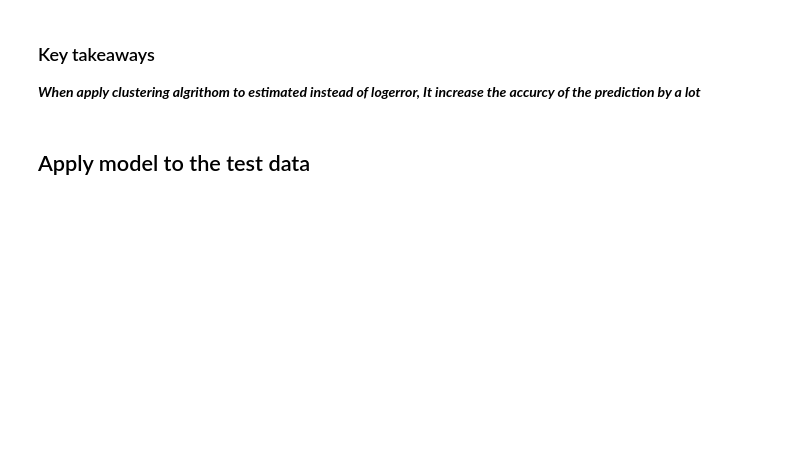
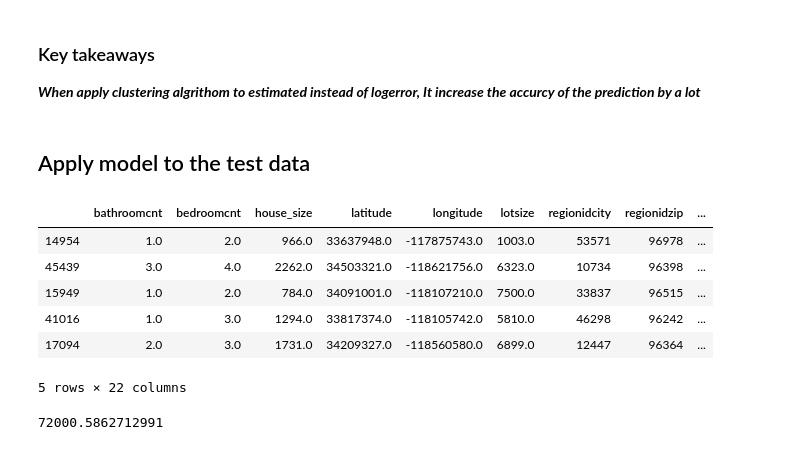
Before and after one commit to Clustering-Project-Allen-Cameron/clustering_project, a Jupyter notebook: project_allen/model.ipynb, the cells around one changed output. Drawn from its saved outputs; the diff is of its cells as text; code cells hidden in the pictures; blank space fills up the shorter version.

```diff
--- a/project_allen/model.ipynb
+++ b/project_allen/model.ipynb
@@ -178,10 +177,18 @@ RMSE_lm, RMSE_estimate, RMSE_baseline
 # %%
 test['cluster'] = kmeans.predict(test[['estimated']])
 cluster_df = pd.get_dummies(test.cluster)
-cluster_df.columns = ['cluster_a', 'cluster_b', 'cluster_c','cluster_d']
+cluster_df.columns = ['a', 'b', 'c','d','e','f']
 # concatenate the dataframe with the 3 county columns to the original dataframe
 test= pd.concat([test, cluster_df], axis =1)
 # drop regionidcounty and fips columns
 test = test.drop(columns = ['cluster'])
 test.head()
+# %% [output]
+|  | bathroomcnt | bedroomcnt | house_size | latitude | longitude | lotsize | regionidcity | regionidzip | ... |
+| 14954 | 1.0 | 2.0 | 966.0 | 33637948.0 | -117875743.0 | 1003.0 | 53571 | 96978 | ... |
+| 45439 | 3.0 | 4.0 | 2262.0 | 34503321.0 | -118621756.0 | 6323.0 | 10734 | 96398 | ... |
+| 15949 | 1.0 | 2.0 | 784.0 | 34091001.0 | -118107210.0 | 7500.0 | 33837 | 96515 | ... |
+| 41016 | 1.0 | 3.0 | 1294.0 | 33817374.0 | -118105742.0 | 5810.0 | 46298 | 96242 | ... |
+| 17094 | 2.0 | 3.0 | 1731.0 | 34209327.0 | -118560580.0 | 6899.0 | 12447 | 96364 | ... |
+5 rows × 22 columns
 # %%
@@ -190,6 +196,8 @@ X = ['bathroomcnt', 'bedroomcnt', 'tax_rate', 'LA', 'Ventura', 'cluster_a',
 # %%
-test['prediction'] = lm.predict(test[X])
+test['prediction'] = lm.predict(test[['bathroomcnt', 'tax_rate', 'LA', 'a', 'b', 'c', 'd', 'e', 'f']])
 
 RMSE_lm = np.sqrt(mean_squared_error(test.estimated, test.prediction))
 
 RMSE_lm
+# %% [output]
+72000.5862712991
```
Also changed, not shown: parts of 18 cells of this notebook, 3 other files.
